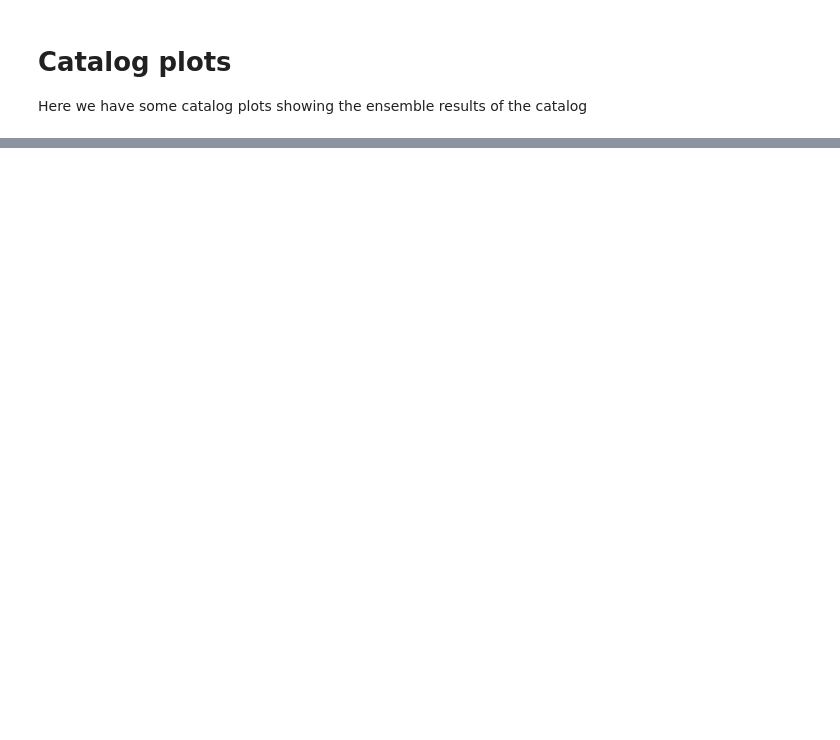
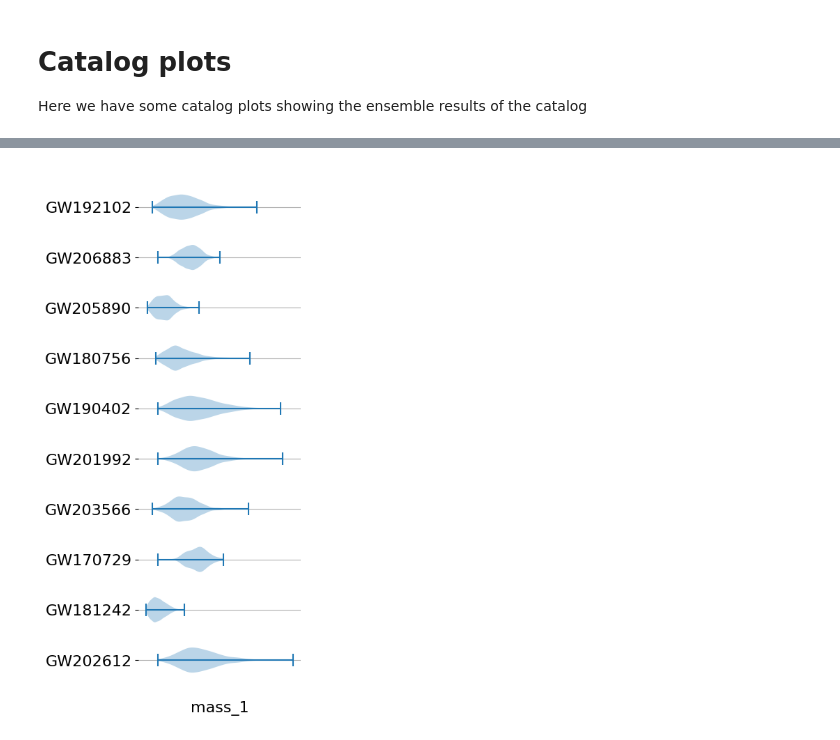
Before and after one commit to nrsur-catalog/NRSurCat-1, a Jupyter notebook: src/nrsur_catalog/web_builder/page_templates/catalog_plots.ipynb, the cells around one changed output, grey strips where cells are left out. Cells and saved outputs as stored; diff of their text form; code cells hidden in the pictures; blank space fills up the shorter version.

Commit message:
add temp violin plot

```diff
--- a/src/nrsur_catalog/web_builder/page_templates/catalog_plots.ipynb
+++ b/src/nrsur_catalog/web_builder/page_templates/catalog_plots.ipynb
@@ -9,2 +23,4 @@ catalog = Catalog.load()
 # %%
-catalog.violin_plot(parameter="mass_1")
+catalog.violin_plot('mass_1');
+# %% [output]
+[figure, added]
```
Also changed, not shown: parts of 2 cells of this notebook, 5 other files.
